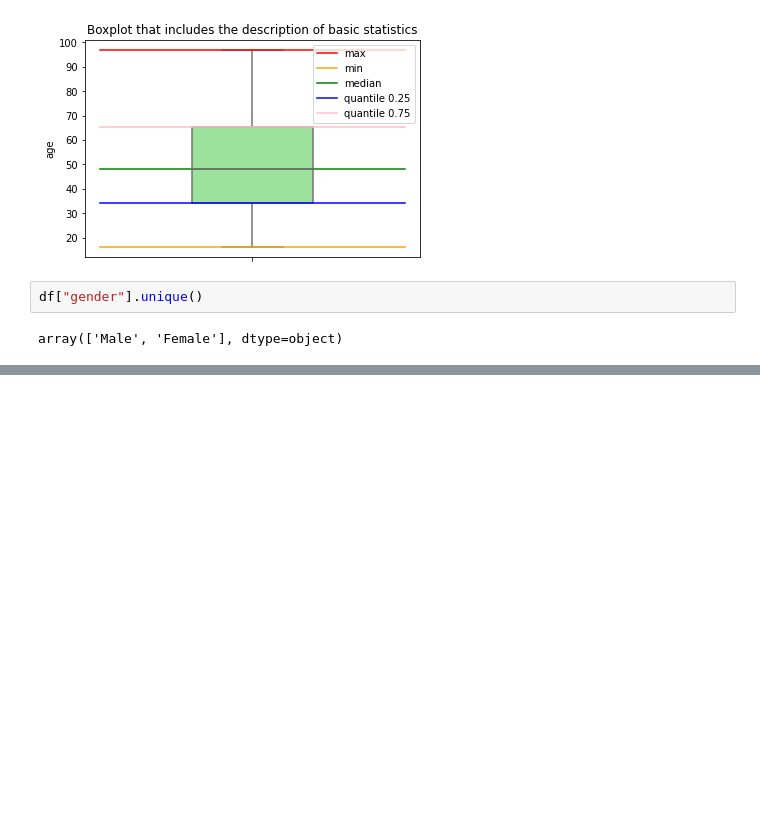
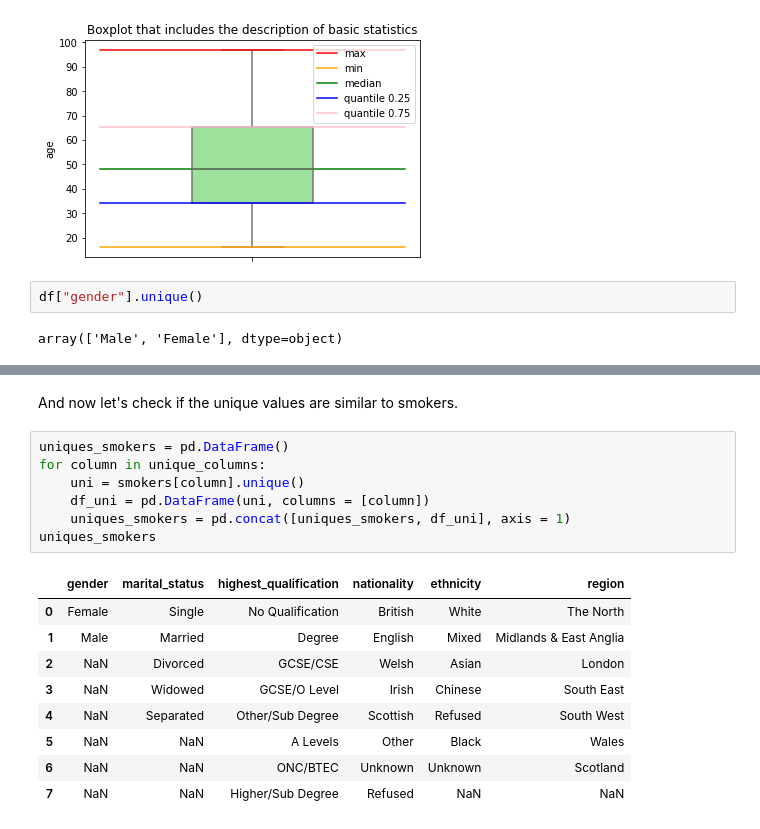
Before and after one commit to haniatlusty/statistics_of_smokers, a Jupyter notebook: Scratch1.ipynb, the cells around one changed output, grey strips where cells are left out. Drawn from its saved outputs; the diff is of its cells as text; blank space fills up the shorter version.

```diff
--- a/Scratch1.ipynb
+++ b/Scratch1.ipynb
@@ -125,0 +165,19 @@ plt.pie(x = [amount_of_females, amount_of_males], labels = genders, colors = col
+# %% [markdown]
+And now let's check if the unique values are similar to smokers.
+# %%
+uniques_smokers = pd.DataFrame()
+for column in unique_columns:
+    uni = smokers[column].unique()
+    df_uni = pd.DataFrame(uni, columns = [column])
+    uniques_smokers = pd.concat([uniques_smokers, df_uni], axis = 1)
+uniques_smokers
+# %% [output]
+|  | gender | marital_status | highest_qualification | nationality | ethnicity | region |
+| 0 | Female | Single | No Qualification | British | White | The North |
+| 1 | Male | Married | Degree | English | Mixed | Midlands & East Anglia |
+| 2 | NaN | Divorced | GCSE/CSE | Welsh | Asian | London |
+| 3 | NaN | Widowed | GCSE/O Level | Irish | Chinese | South East |
+| 4 | NaN | Separated | Other/Sub Degree | Scottish | Refused | South West |
+| 5 | NaN | NaN | A Levels | Other | Black | Wales |
+| 6 | NaN | NaN | ONC/BTEC | Unknown | Unknown | Scotland |
+| 7 | NaN | NaN | Higher/Sub Degree | Refused | NaN | NaN |
```
Also changed, not shown: parts of 10 cells of this notebook.
